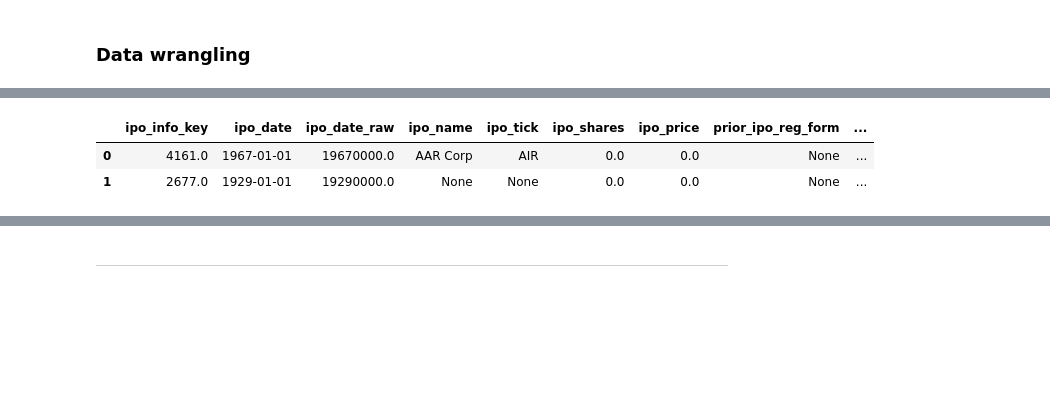
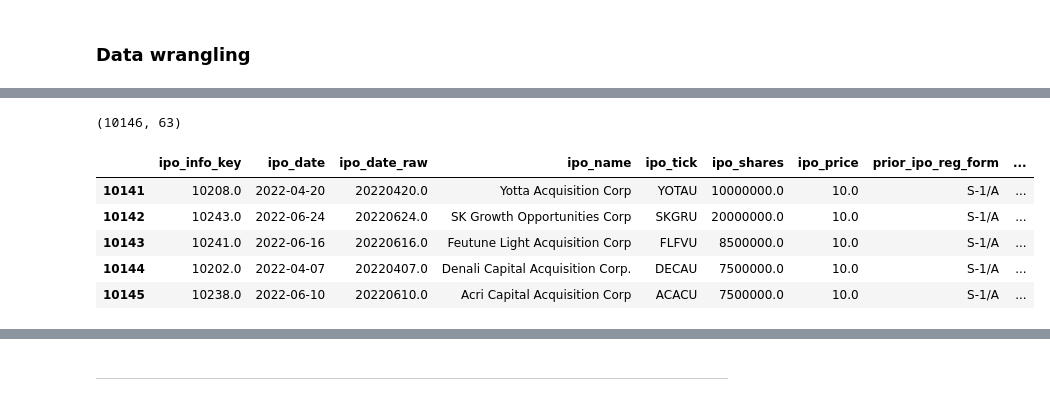
Before and after one commit to jaeyoonyu/jaeyoonyu.github.io, a Jupyter notebook: _code/wrds-download-AuditAnalytics-ipo.ipynb, the cells around one changed output, grey strips where cells are left out. Saved outputs shown, nothing was run; the diff lists cells and outputs as text; code cells hidden in the pictures; blank space fills up the shorter version.

```diff
--- a/_code/wrds-download-AuditAnalytics-ipo.ipynb
+++ b/_code/wrds-download-AuditAnalytics-ipo.ipynb
@@ -62,8 +84,13 @@ df.filter(regex=r'matchfy_incmst.*ttm').dropna().head()
 # %%
 df.rename(columns={'matchfy_incmst_rev_ttm':'rev', 'matchfy_incmst_netinc_ttm':'ni'}, inplace= True)
-df.head(2)
+print(df.shape)
+df.tail(5)
 # %% [output]
+(10146, 63)
 |  | ipo_info_key | ipo_date | ipo_date_raw | ipo_name | ipo_tick | ipo_shares | ipo_price | prior_ipo_reg_form | ... |
-| 0 | 4161.0 | 1967-01-01 | 19670000.0 | AAR Corp | AIR | 0.0 | 0.0 | None | ... |
-| 1 | 2677.0 | 1929-01-01 | 19290000.0 | None | None | 0.0 | 0.0 | None | ... |
+| 10141 | 10208.0 | 2022-04-20 | 20220420.0 | Yotta Acquisition Corp | YOTAU | 10000000.0 | 10.0 | S-1/A | ... |
+| 10142 | 10243.0 | 2022-06-24 | 20220624.0 | SK Growth Opportunities Corp | SKGRU | 20000000.0 | 10.0 | S-1/A | ... |
+| 10143 | 10241.0 | 2022-06-16 | 20220616.0 | Feutune Light Acquisition Corp | FLFVU | 8500000.0 | 10.0 | S-1/A | ... |
+| 10144 | 10202.0 | 2022-04-07 | 20220407.0 | Denali Capital Acquisition Corp. | DECAU | 7500000.0 | 10.0 | S-1/A | ... |
+| 10145 | 10238.0 | 2022-06-10 | 20220610.0 | Acri Capital Acquisition Corp | ACACU | 7500000.0 | 10.0 | S-1/A | ... |
 # %%
```
Also changed, not shown: parts of 21 cells of this notebook, 1 other file.
